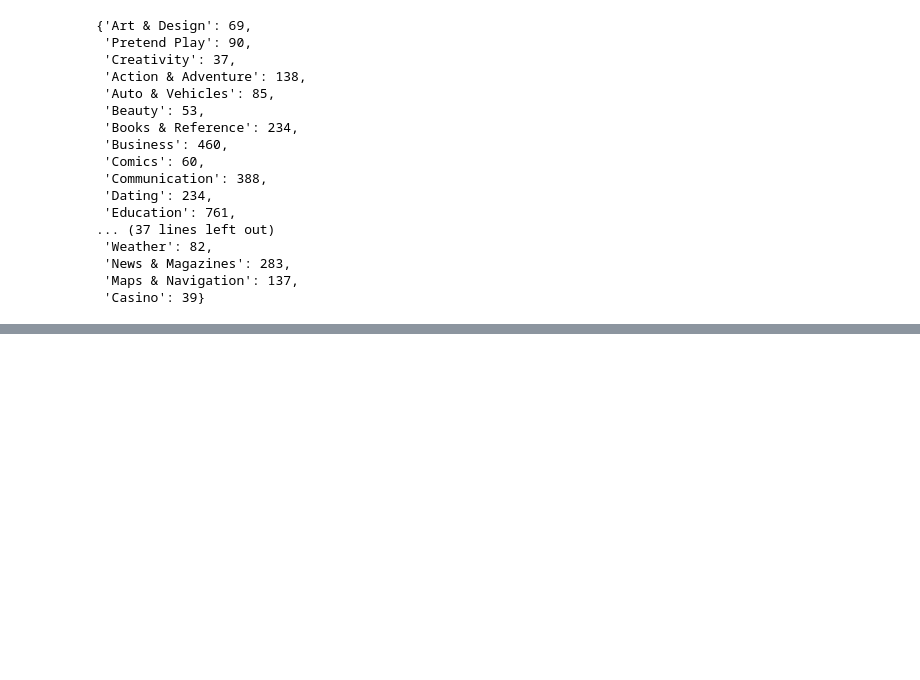
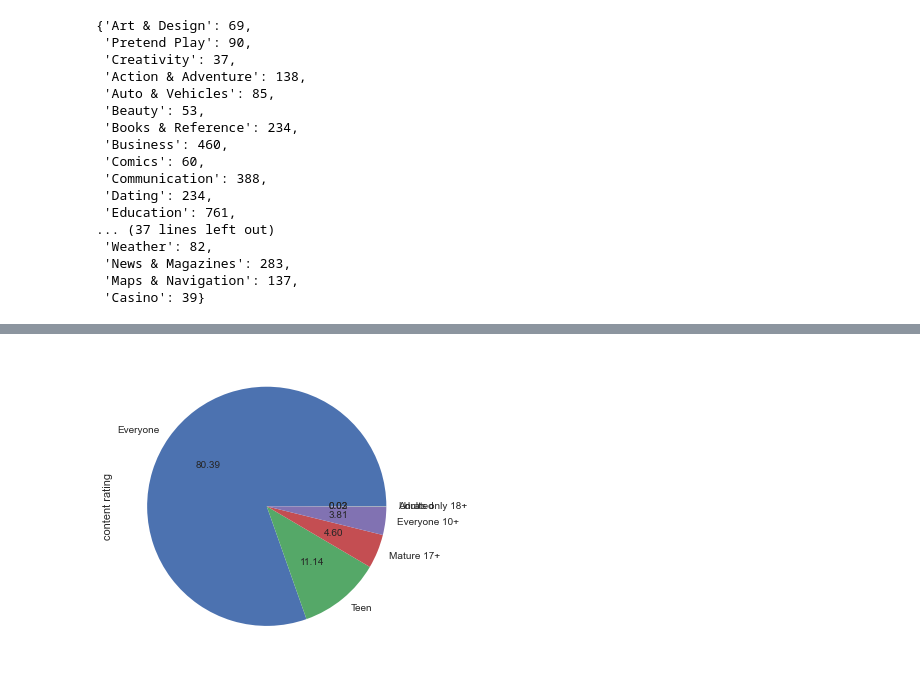
Before and after one commit to king-glitch/cs-434, a Jupyter notebook: index.ipynb, the cells around one changed output, grey strips where cells are left out. Saved outputs shown, nothing was run; the diff lists cells and outputs as text; code cells hidden in the pictures; blank space fills up the shorter version.

```diff
--- a/index.ipynb
+++ b/index.ipynb
@@ -6 +1,13 @@ import gradio as gr
+# %%
+# imports
+# ref: https://www.kaggle.com/nandalald/android-app-recommendation
+from sklearn.feature_extraction.text import CountVectorizer
+from sklearn.feature_extraction.text import TfidfVectorizer
+from sklearn.metrics.pairwise import cosine_similarity, linear_kernel
+import pandas as pd
+import numpy as np
+import gradio as gr
+from matplotlib import pyplot as plt
+import seaborn as sns
+plt.style.use('seaborn')
 # %%
@@ -210,7 +256,8 @@ df['installs'].sample(2)
 Name: installs, dtype: object
 # %%
 # ข้อมูลจะมี + ตามหลัง และ comma เราจะนำออก; และเปลี่ยนค่าเป็น int32
-df['installs'] = df['installs'].str.replace('+', '', regex=True).replace(',', '', regex=True).astype(int)
+df['installs'] = df['installs'].str.replace(
+    '+', '', regex=True).replace(',', '', regex=True).astype(int)
 df['installs']
 # %% [output]
 0           10000
@@ -270 +290,7 @@ df['price'].sample(5)
 Name: price, dtype: object
+# %%
+# EDA
+df['content rating'].value_counts().plot(kind='pie', autopct="%.2f")
+plt.show()
+# %% [output]
+[figure, added]
```
Also changed, not shown: parts of 29 cells of this notebook.
